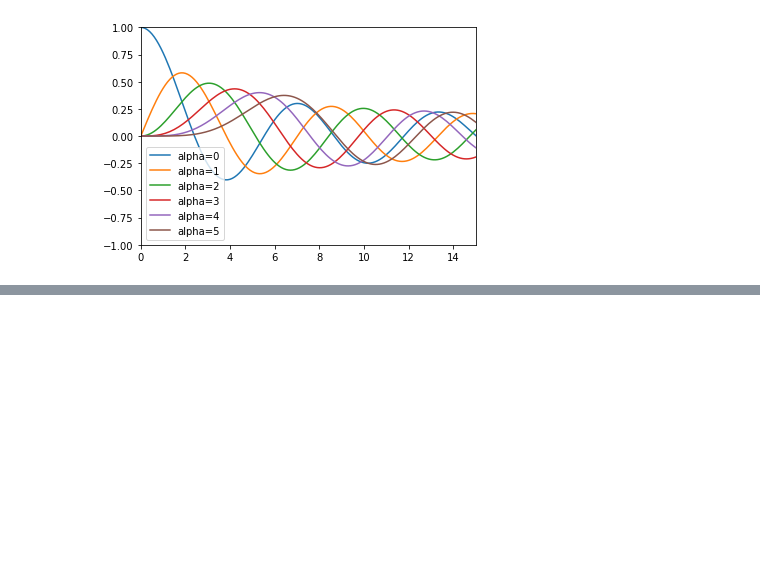
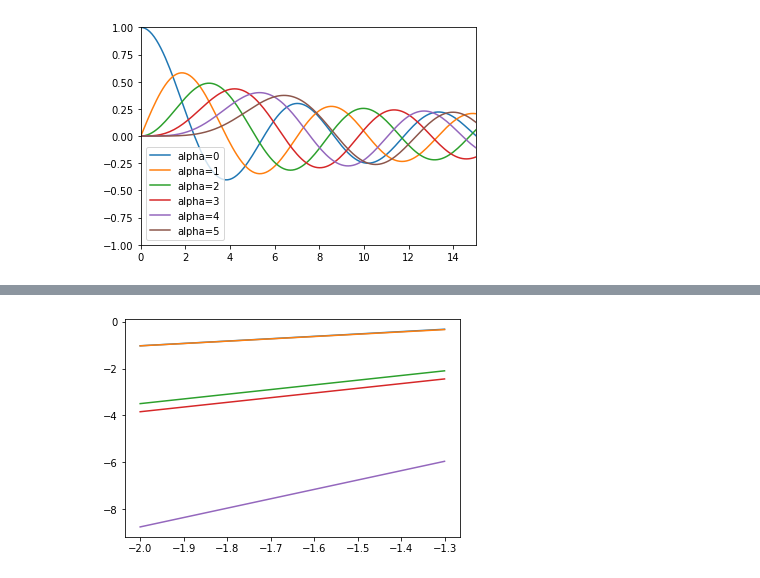
Before and after one commit to GumiJiong/Intro_Com_Phy, a Jupyter notebook: worksheet/plot.ipynb, the cells around one changed output, grey strips where cells are left out. Cells and saved outputs as stored; diff of their text form; code cells hidden in the pictures; blank space fills up the shorter version.

```diff
--- a/worksheet/plot.ipynb
+++ b/worksheet/plot.ipynb
@@ -27,0 +138,10 @@ plt.legend()
+# %%
+import numpy as np
+from matplotlib import pyplot as plt
+
+data = np.loadtxt('09_err.txt')
+x = np.linspace(0.01, 0.05, 5)
+for i in range(5):
+    plt.plot(np.log10(x), np.log10(abs(data))[i])
+# %% [output]
+[figure, added]
```
Also changed, not shown: parts of 6 cells of this notebook, 20 other files.
